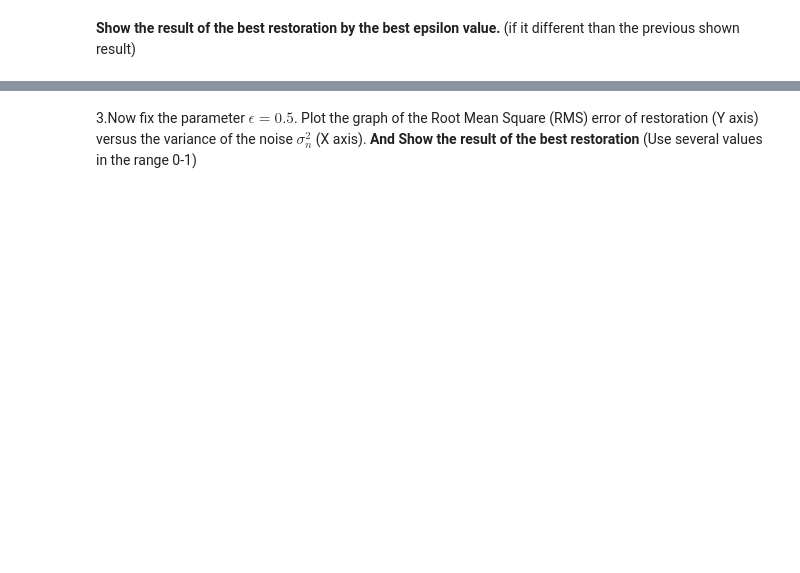
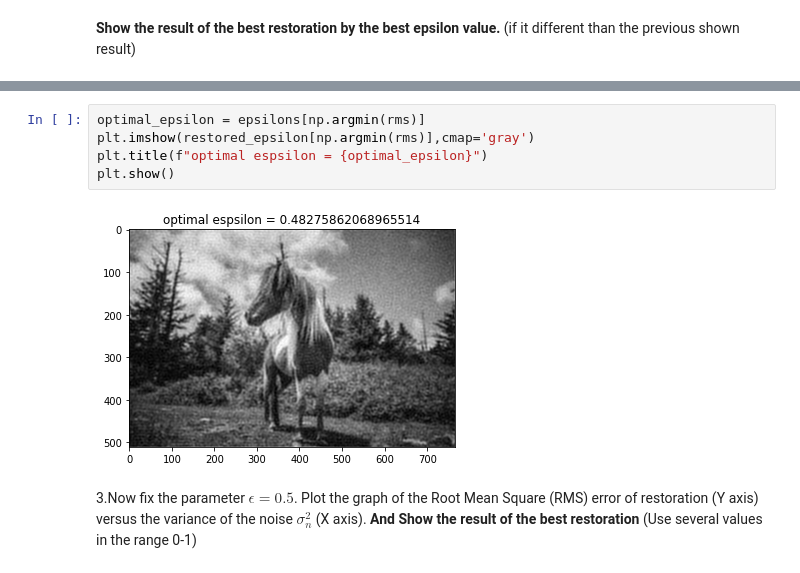
Before and after one commit to nadavschwalb/image_processing, a Jupyter notebook: Lab5.ipynb, the cells around one changed output, grey strips where cells are left out. Cells and saved outputs as stored; diff of their text form; blank space fills up the shorter version.

```diff
--- a/Lab5.ipynb
+++ b/Lab5.ipynb
@@ -159,3 +161,10 @@ restoration_rms(img,denoise_pseudo_img)
+# %%
+optimal_epsilon = epsilons[np.argmin(rms)]
+plt.imshow(restored_epsilon[np.argmin(rms)],cmap='gray')
+plt.title(f"optimal espsilon = {optimal_epsilon}")
+plt.show()
+# %% [output]
+[figure, added]
 # %% [markdown]
 3.Now fix the parameter $\epsilon = 0.5$.
 Plot the graph of the Root Mean Square (RMS) error of restoration (Y axis) versus the
```
Also changed, not shown: parts of 10 cells of this notebook.
